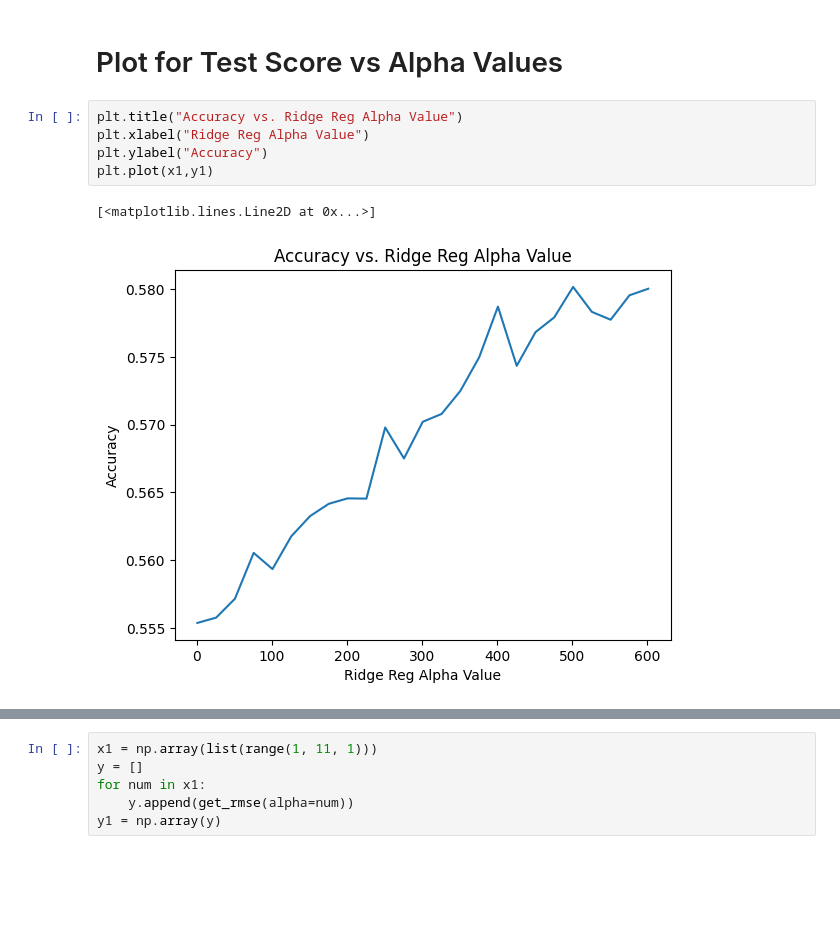
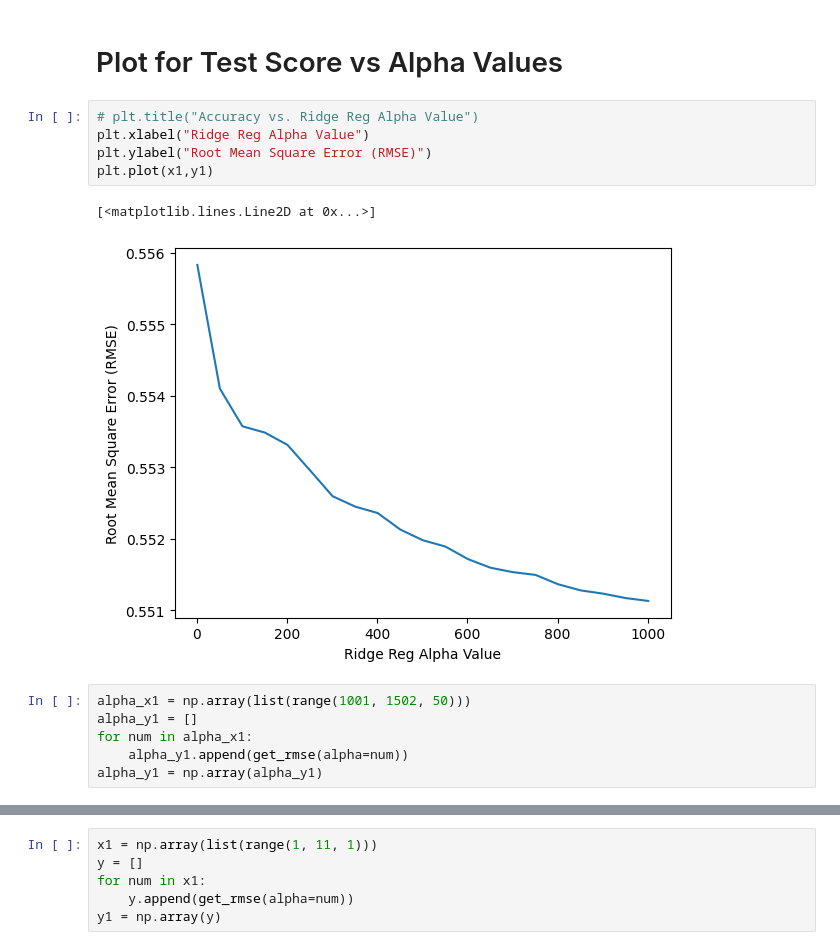
Before and after one commit to richanghmc/NLP_semi_eval_task7, a Jupyter notebook: humor_regression.ipynb, the cells around one changed output, grey strips where cells are left out. Cells and saved outputs as stored; diff of their text form; blank space fills up the shorter version.

```diff
--- a/humor_regression.ipynb
+++ b/humor_regression.ipynb
@@ -359,10 +359,16 @@ y1 = np.array(y)
 # %% [markdown]
 # Plot for Test Score vs Alpha Values
 # %%
-plt.title("Accuracy vs. Ridge Reg Alpha Value")
+# plt.title("Accuracy vs. Ridge Reg Alpha Value")
 plt.xlabel("Ridge Reg Alpha Value")
-plt.ylabel("Accuracy")
+plt.ylabel("Root Mean Square Error (RMSE)")
 plt.plot(x1,y1)
 # %% [output]
 [<matplotlib.lines.Line2D at 0x...>]
-[figure, old version]
+[figure, new version]
+# %%
+alpha_x1 = np.array(list(range(1001, 1502, 50)))
+alpha_y1 = []
+for num in alpha_x1:
+    alpha_y1.append(get_rmse(alpha=num))
+alpha_y1 = np.array(alpha_y1)
```
Also changed, not shown: parts of 4 cells of this notebook, 3 other files.
